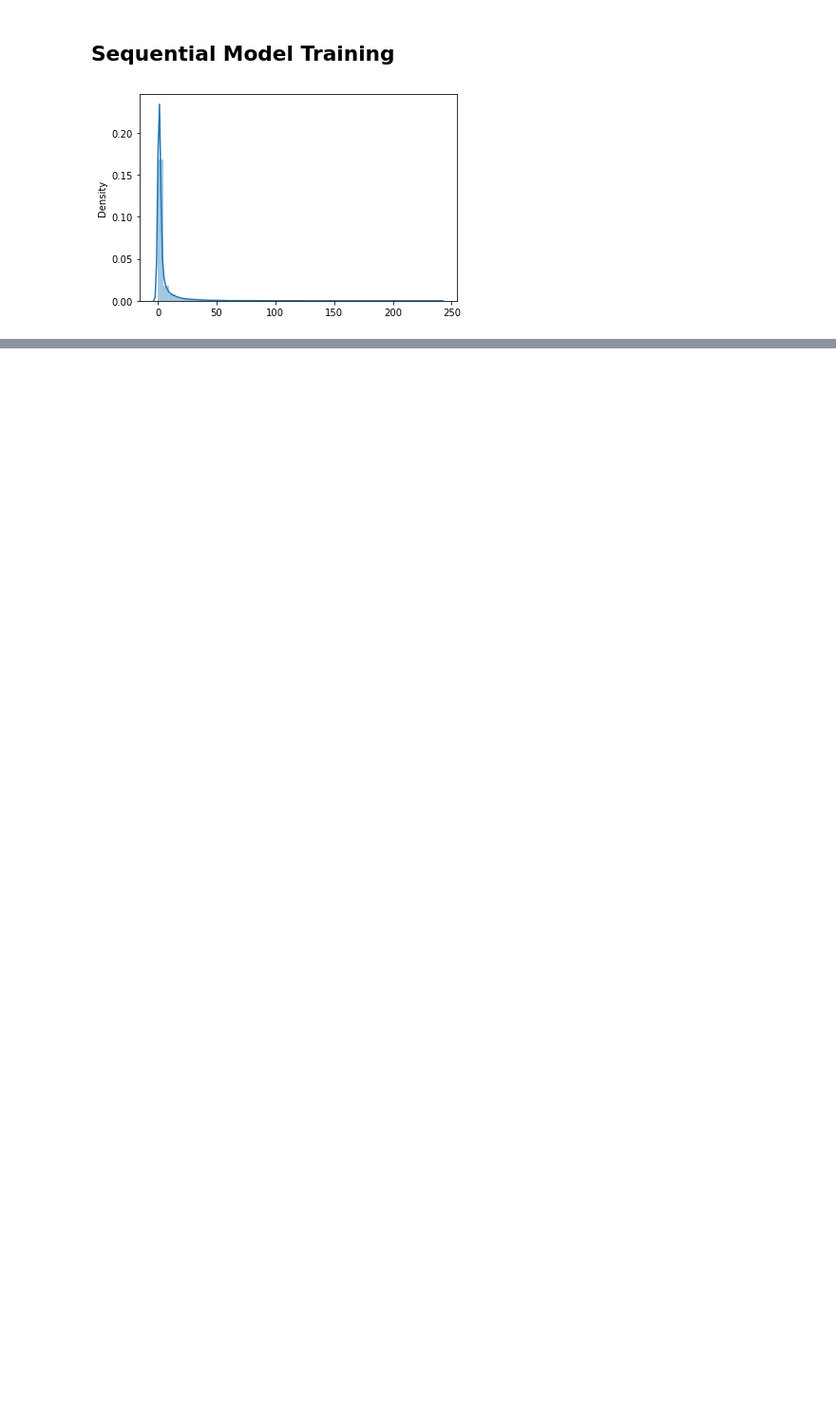
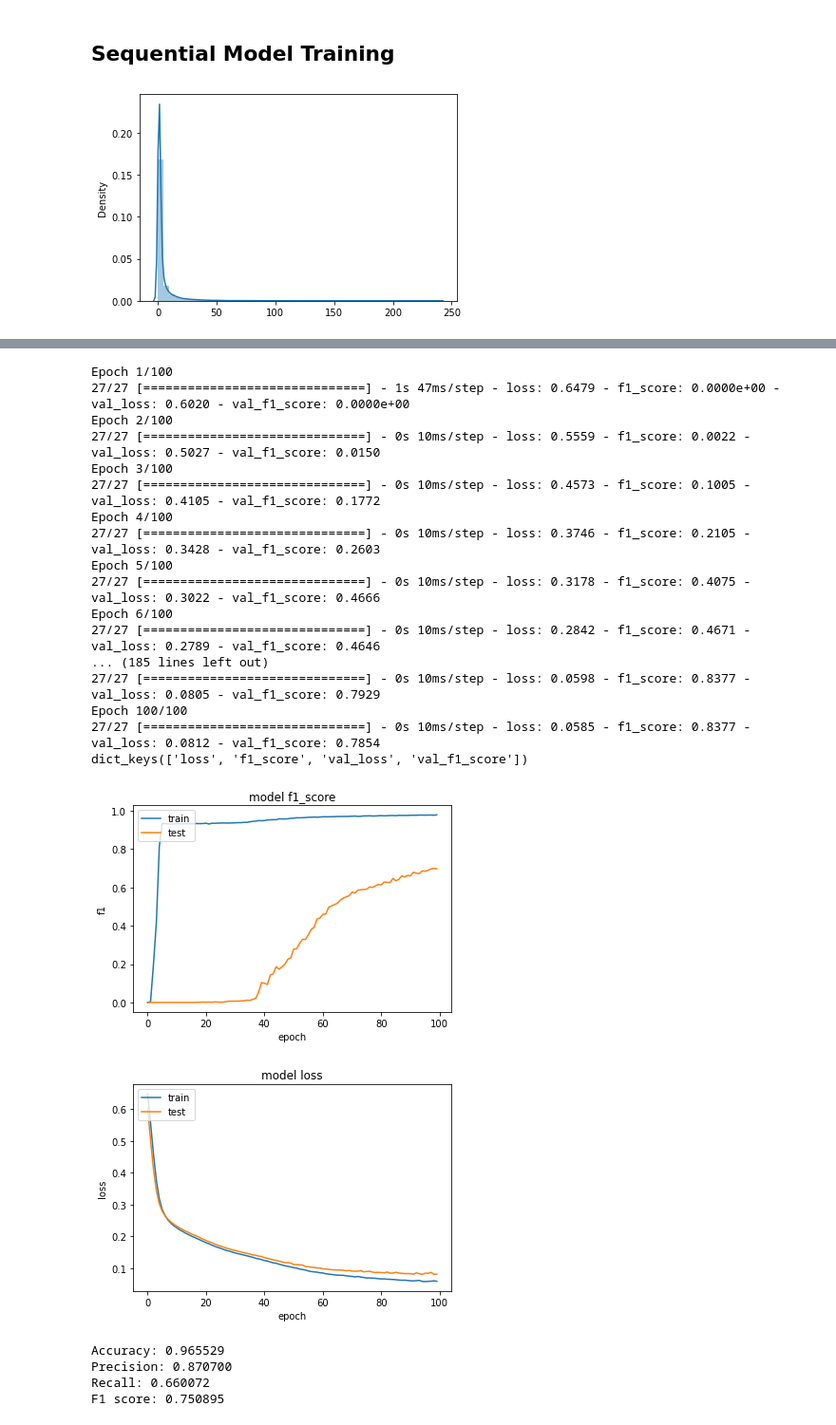
Before and after one commit to paulokuong/fourthbrain_capstone, a Jupyter notebook: groupby_user_conversion.ipynb, the cells around one changed output, grey strips where cells are left out. Shown: that part at 95% size. Drawn from its saved outputs; the diff is of its cells as text; code cells hidden in the pictures; blank space fills up the shorter version.

```diff
--- a/groupby_user_conversion.ipynb
+++ b/groupby_user_conversion.ipynb
@@ -133,0 +150,29 @@ F1 score: 0.765081
+# %%
+lstm_model, test_x, test_y = GroupBy.train_lstm(
+    preprocessed_data_for_lstm['features'], preprocessed_data_for_lstm['label'], threshold=0.8, epochs=100,op=35)
+Evaluation.plot_history(lstm_model.history)
+Evaluation.evaluate_nn_model(test_x, test_y, lstm_model)
+# %% [output]
+Epoch 1/100
+27/27 [==============================] - 1s 47ms/step - loss: 0.6479 - f1_score: 0.0000e+00 - val_loss: 0.6020 - val_f1_score: 0.0000e+00
+Epoch 2/100
+27/27 [==============================] - 0s 10ms/step - loss: 0.5559 - f1_score: 0.0022 - val_loss: 0.5027 - val_f1_score: 0.0150
+Epoch 3/100
+27/27 [==============================] - 0s 10ms/step - loss: 0.4573 - f1_score: 0.1005 - val_loss: 0.4105 - val_f1_score: 0.1772
+Epoch 4/100
+27/27 [==============================] - 0s 10ms/step - loss: 0.3746 - f1_score: 0.2105 - val_loss: 0.3428 - val_f1_score: 0.2603
+Epoch 5/100
+27/27 [==============================] - 0s 10ms/step - loss: 0.3178 - f1_score: 0.4075 - val_loss: 0.3022 - val_f1_score: 0.4666
+Epoch 6/100
+27/27 [==============================] - 0s 10ms/step - loss: 0.2842 - f1_score: 0.4671 - val_loss: 0.2789 - val_f1_score: 0.4646
+... (185 lines left out)
+27/27 [==============================] - 0s 10ms/step - loss: 0.0598 - f1_score: 0.8377 - val_loss: 0.0805 - val_f1_score: 0.7929
+Epoch 100/100
+27/27 [==============================] - 0s 10ms/step - loss: 0.0585 - f1_score: 0.8377 - val_loss: 0.0812 - val_f1_score: 0.7854
+dict_keys(['loss', 'f1_score', 'val_loss', 'val_f1_score'])
+[figure, added]
+[figure, added]
+Accuracy: 0.965529
+Precision: 0.870700
+Recall: 0.660072
+F1 score: 0.750895
```
Also changed, not shown: parts of 16 cells of this notebook, 15 other files.
